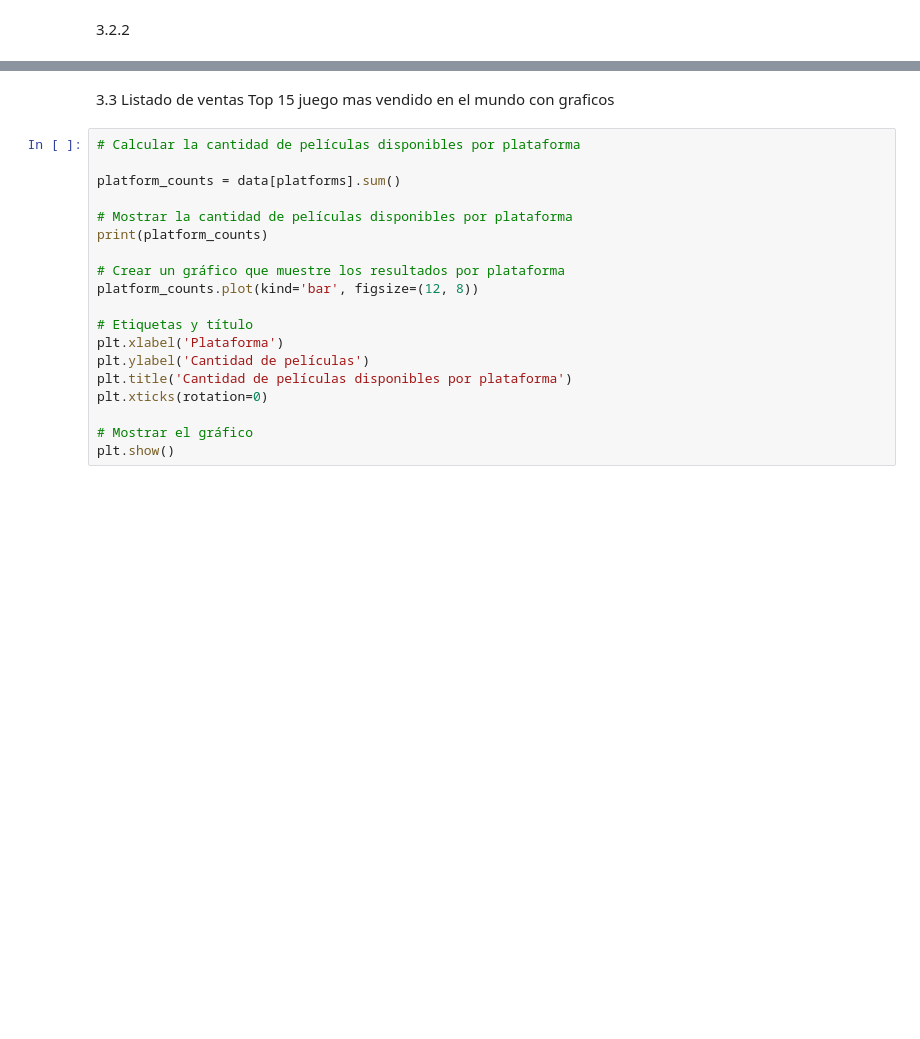
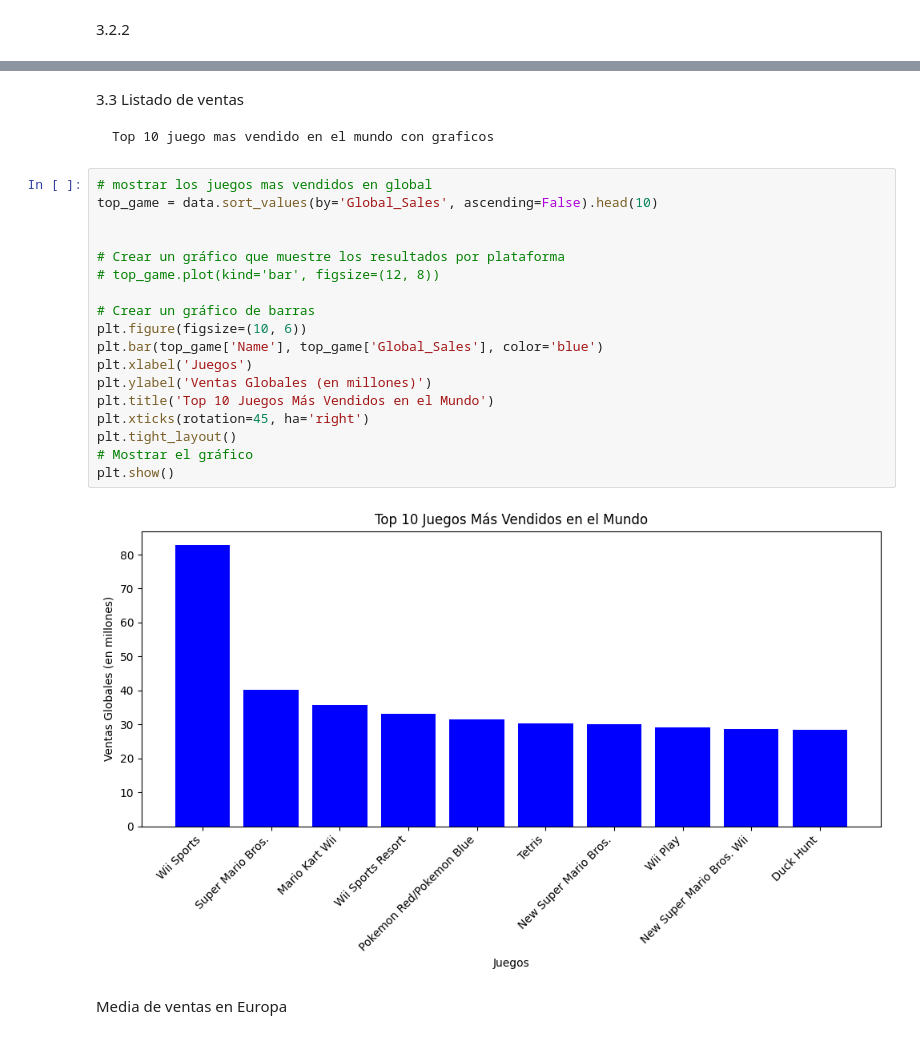
Before and after one commit to EricKnuchel/Lucasteam, a Jupyter notebook: pandas.ipynb, the cells around one changed output, grey strips where cells are left out. Saved outputs shown, nothing was run; the diff lists cells and outputs as text; blank space fills up the shorter version.

```diff
--- a/pandas.ipynb
+++ b/pandas.ipynb
@@ -184,22 +184,26 @@ print(juegos_year_par[['Name', 'Platform', 'Year', 'Genre', 'Publisher']])
 # %% [markdown]
 3.3 Listado de ventas
-    Top 15 juego mas vendido en el mundo con graficos
+
+    Top 10 juego mas vendido en el mundo con graficos
-# %%
-# Calcular la cantidad de películas disponibles por plataforma
-
-platform_counts = data[platforms].sum()
-
-# Mostrar la cantidad de películas disponibles por plataforma
-print(platform_counts)
-
-# Crear un gráfico que muestre los resultados por plataforma
-platform_counts.plot(kind='bar', figsize=(12, 8))
-
-# Etiquetas y título
-plt.xlabel('Plataforma')
-plt.ylabel('Cantidad de películas')
-plt.title('Cantidad de películas disponibles por plataforma')
-plt.xticks(rotation=0)
-
-# Mostrar el gráfico
-plt.show()
+# %%
+# mostrar los juegos mas vendidos en global
+top_game = data.sort_values(by='Global_Sales', ascending=False).head(10)
+
+
+# Crear un gráfico que muestre los resultados por plataforma
+# top_game.plot(kind='bar', figsize=(12, 8))
+
+# Crear un gráfico de barras
+plt.figure(figsize=(10, 6))
+plt.bar(top_game['Name'], top_game['Global_Sales'], color='blue')
+plt.xlabel('Juegos')
+plt.ylabel('Ventas Globales (en millones)')
+plt.title('Top 10 Juegos Más Vendidos en el Mundo')
+plt.xticks(rotation=45, ha='right')
+plt.tight_layout()
+# Mostrar el gráfico
+plt.show()
+# %% [output]
+[figure, added]
+# %% [markdown]
+Media de ventas en Europa
```
Also changed, not shown: parts of 18 cells of this notebook.
